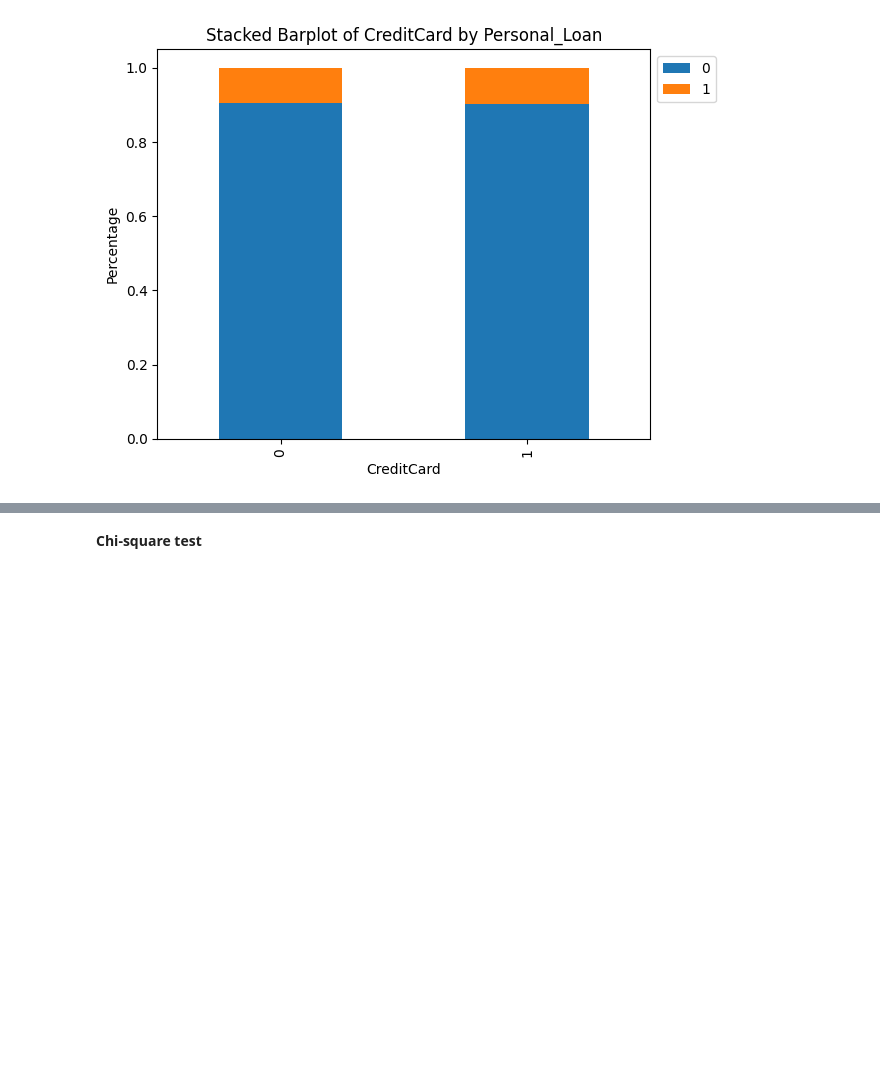
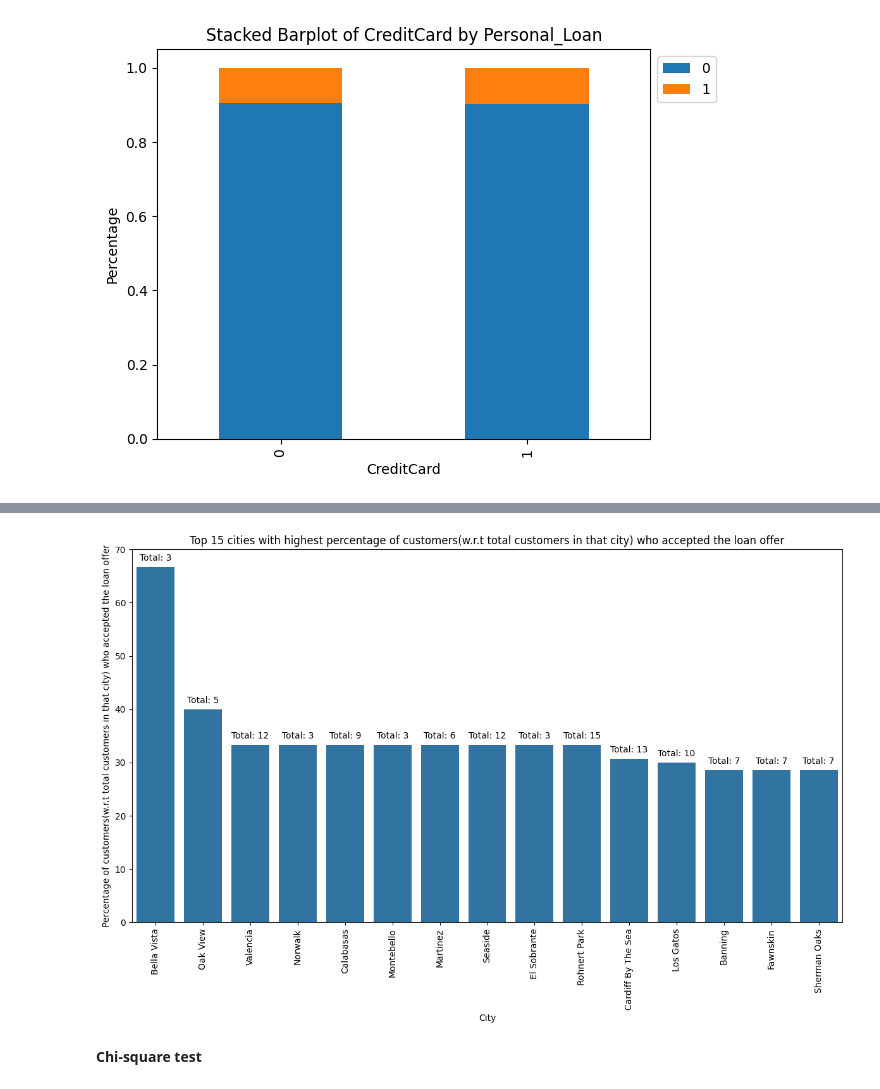
Before and after one commit to sheikhomer/PersonalLoanCampaignModel, a Jupyter notebook: AIML_ML_Project_full_code_notebook.ipynb, the cells around one changed output, grey strips where cells are left out. Cells and saved outputs as stored; diff of their text form; code cells hidden in the pictures; blank space fills up the shorter version.

```diff
--- a/AIML_ML_Project_full_code_notebook.ipynb
+++ b/AIML_ML_Project_full_code_notebook.ipynb
@@ -469,2 +573,21 @@ CreditCard
+# %%
+def percentage_by_city_customer(data):
+  Total_customer_in_the_city = loan_offer_by_city.loc[loan_offer_by_city['City'] == data['City']]['count'].sum()
+  percentage = (data['count']/Total_customer_in_the_city)*100
+  return percentage, Total_customer_in_the_city
+loan_offer_by_city[['Percentage', 'Total_customer_in_the_city']] = loan_offer_by_city.apply(
+    lambda row: percentage_by_city_customer(row), axis=1, result_type='expand'
+)
+TopCity_by_acceptance_percentage = loan_offer_by_city[loan_offer_by_city['Personal_Loan'] == 1].sort_values('Percentage', ascending=False).head(15)
+plt.figure(figsize=(12,8))
+ax = sns.barplot(data=TopCity_by_acceptance_percentage, x='City', y='Percentage')
+ax.bar_label(ax.containers[0], labels=[f'Total: {int(val)}' for val in TopCity_by_acceptance_percentage['Total_customer_in_the_city']], padding=5)
+plt.xticks(rotation=90)
+plt.title('Top 15 cities with highest percentage of customers(w.r.t total customers in that city) who accepted the loan offer')
+plt.ylabel('Percentage of customers(w.r.t total customers in that city) who accepted the loan offer')
+plt.tight_layout()
+plt.show()
+# %% [output]
+[figure, added]
 # %% [markdown]
 **Chi-square test**
```
Also changed, not shown: parts of 28 cells of this notebook.
